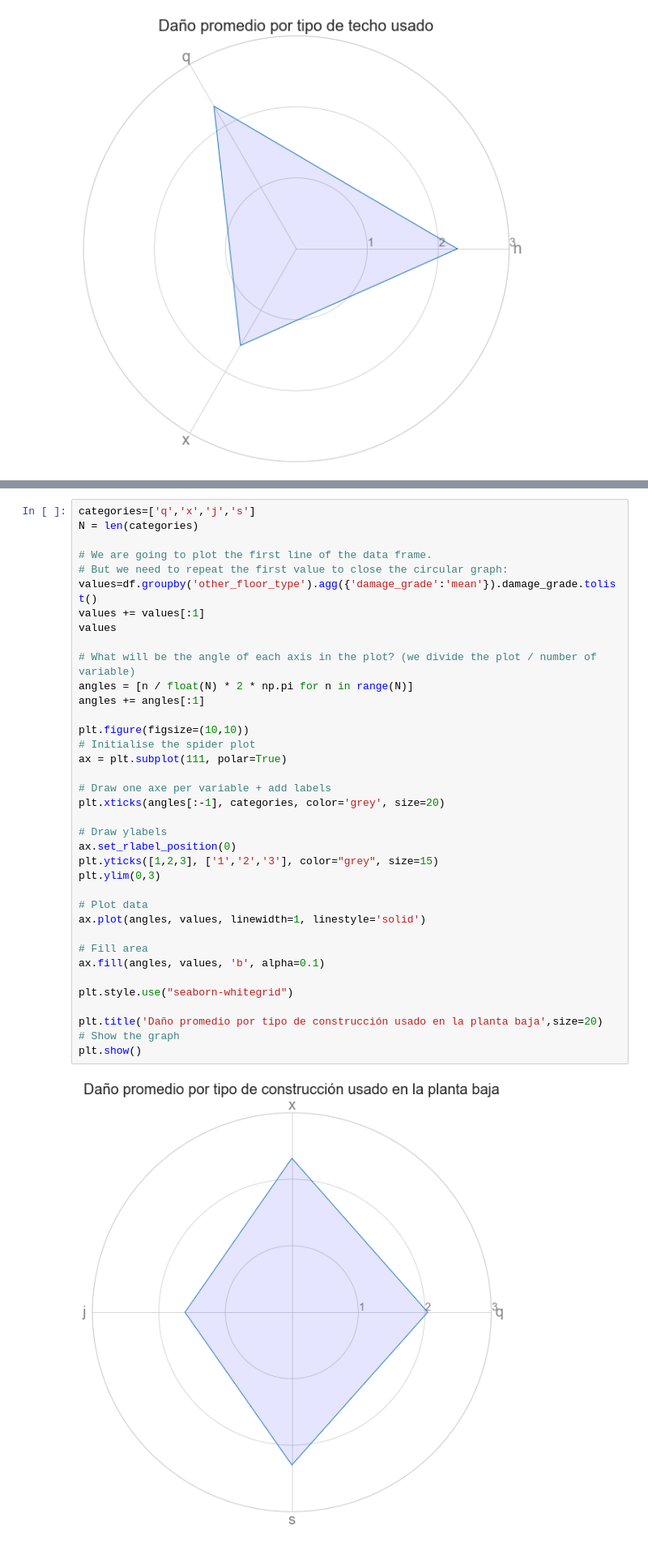
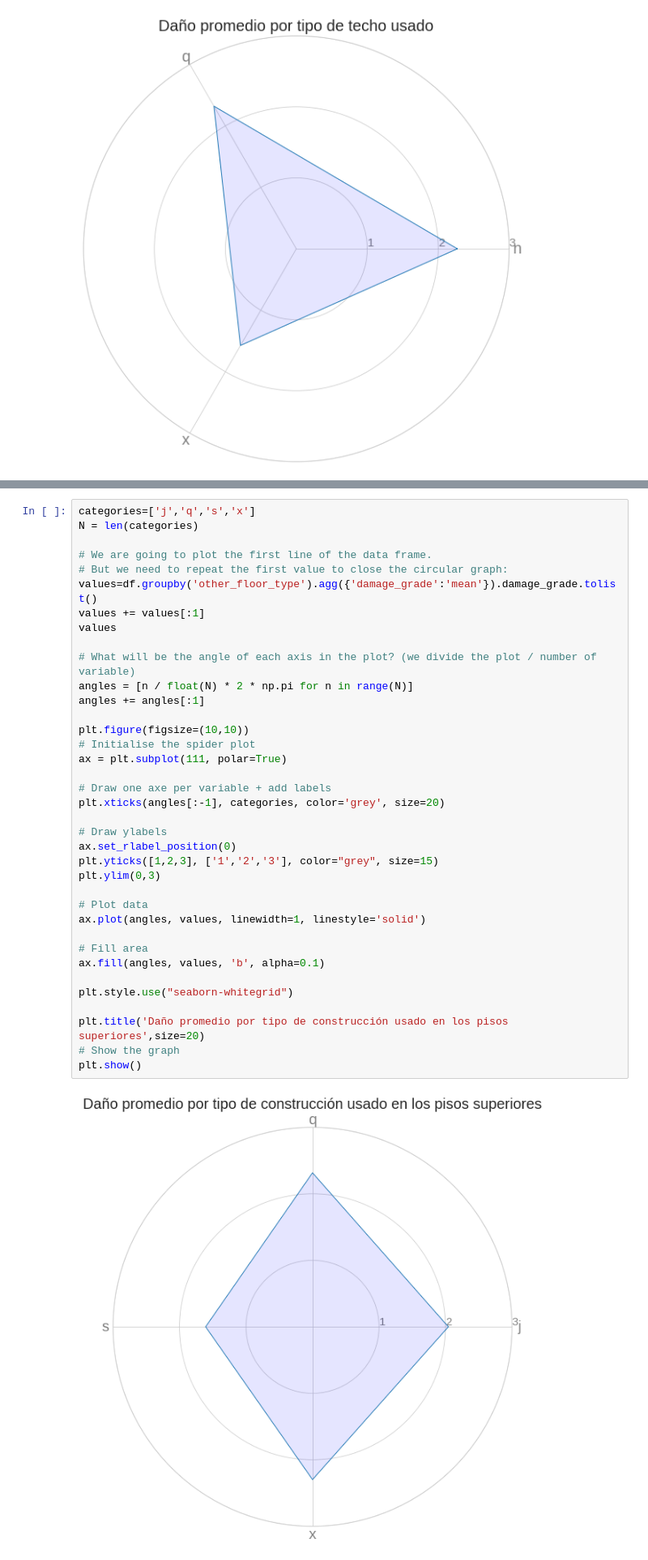
Before and after one commit to GuidoBergman/Datos---Tp1, a Jupyter notebook: TP1-Franco.ipynb, the cells around one changed output, grey strips where cells are left out. Shown at 81% size. Cells and saved outputs as stored; diff of their text form.

```diff
--- a/TP1-Franco.ipynb
+++ b/TP1-Franco.ipynb
@@ -665,5 +669,5 @@ Name: other_floor_type, dtype: int64
 # %%
-categories=['q','x','j','s']
+categories=['j','q','s','x']
 N = len(categories)
 
 # We are going to plot the first line of the data frame.
@@ -672,32 +676,32 @@ values=df.groupby('other_floor_type').agg({'damage_grade':'mean'}).damage_grade.
 values += values[:1]
 values
 
 # What will be the angle of each axis in the plot? (we divide the plot / number of variable)
 angles = [n / float(N) * 2 * np.pi for n in range(N)]
 angles += angles[:1]
 
 plt.figure(figsize=(10,10))
 # Initialise the spider plot
 ax = plt.subplot(111, polar=True)
 
 # Draw one axe per variable + add labels
 plt.xticks(angles[:-1], categories, color='grey', size=20)
 
 # Draw ylabels
 ax.set_rlabel_position(0)
 plt.yticks([1,2,3], ['1','2','3'], color="grey", size=15)
 plt.ylim(0,3)
 
 # Plot data
 ax.plot(angles, values, linewidth=1, linestyle='solid')
 
 # Fill area
 ax.fill(angles, values, 'b', alpha=0.1)
 
 plt.style.use("seaborn-whitegrid")
 
-plt.title('Daño promedio por tipo de construcción usado en la planta baja',size=20)
+plt.title('Daño promedio por tipo de construcción usado en los pisos superiores',size=20)
 # Show the graph
 plt.show()
 # %% [output]
-[figure, old version]
+[figure, new version]
```
Also changed, not shown: parts of 58 cells of this notebook.
